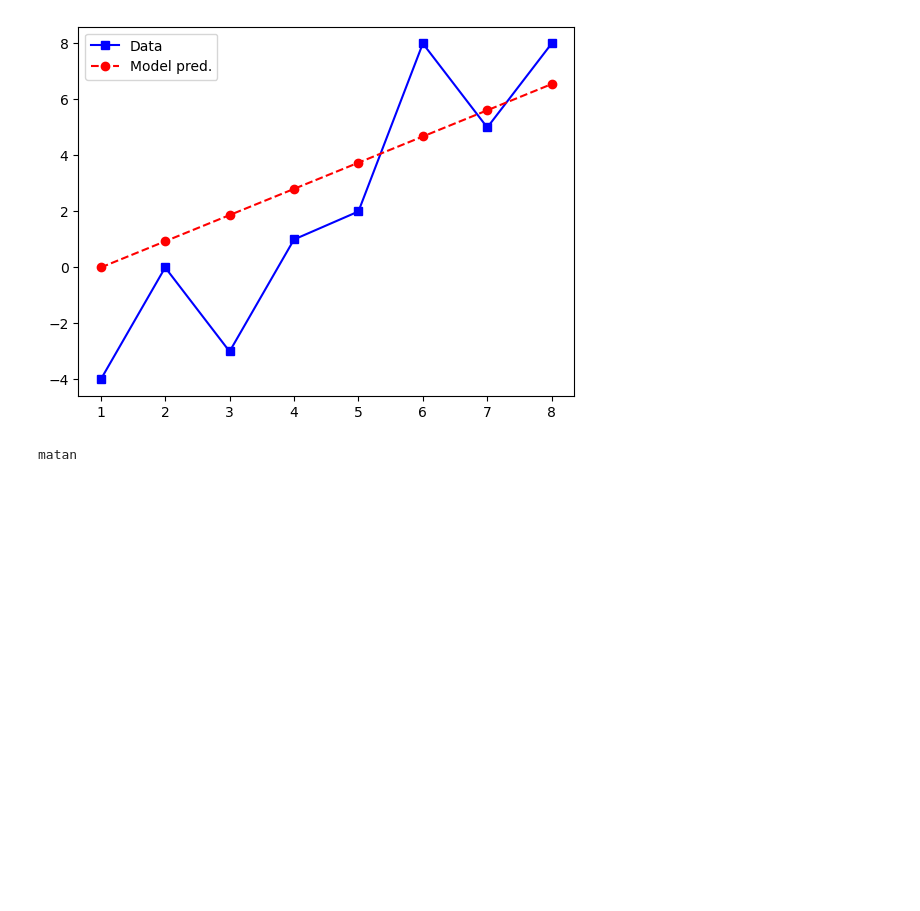
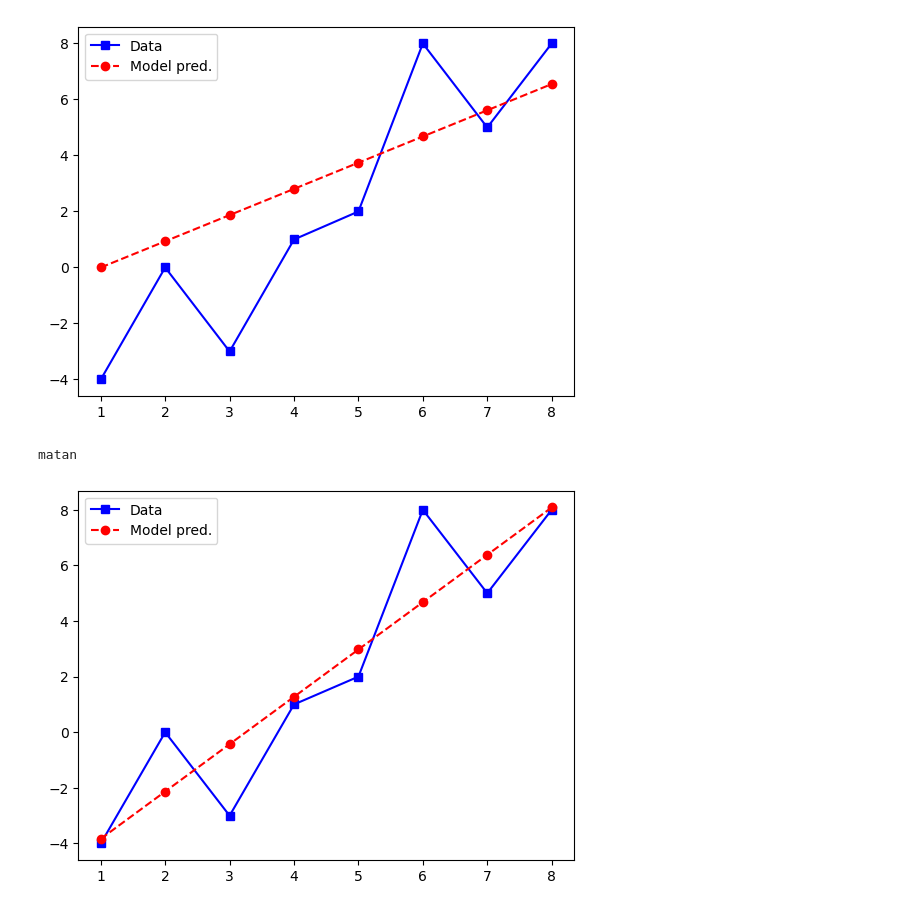
Before and after one commit to matansharon/Math_with_python, a Jupyter notebook: main.ipynb, the cells around one changed output. Saved outputs shown, nothing was run; the diff lists cells and outputs as text; code cells hidden in the pictures; blank space fills up the shorter version.

Commit message:
corrltion model

```diff
--- a/main.ipynb
+++ b/main.ipynb
@@ -737,3 +737,21 @@ print("matan")
 # %% [output]
 [figure]
 matan
+# %%
+
+# design matrix
+X = np.concatenate( [np.ones([N,1]),np.array([np.arange(0,N)]).T],axis=1)
+# fit the model
+b = np.linalg.solve(X.T@X,X.T@data)
+
+# compute the model-predicted values
+yHat = X@b
+
+# plot data and model prediction
+plt.plot(np.arange(1,N+1),data,'bs-',label='Data')
+plt.plot(np.arange(1,N+1),yHat,'ro--',label='Model pred.')
+
+plt.legend()
+plt.show()
+# %% [output]
+[figure, added]
```
